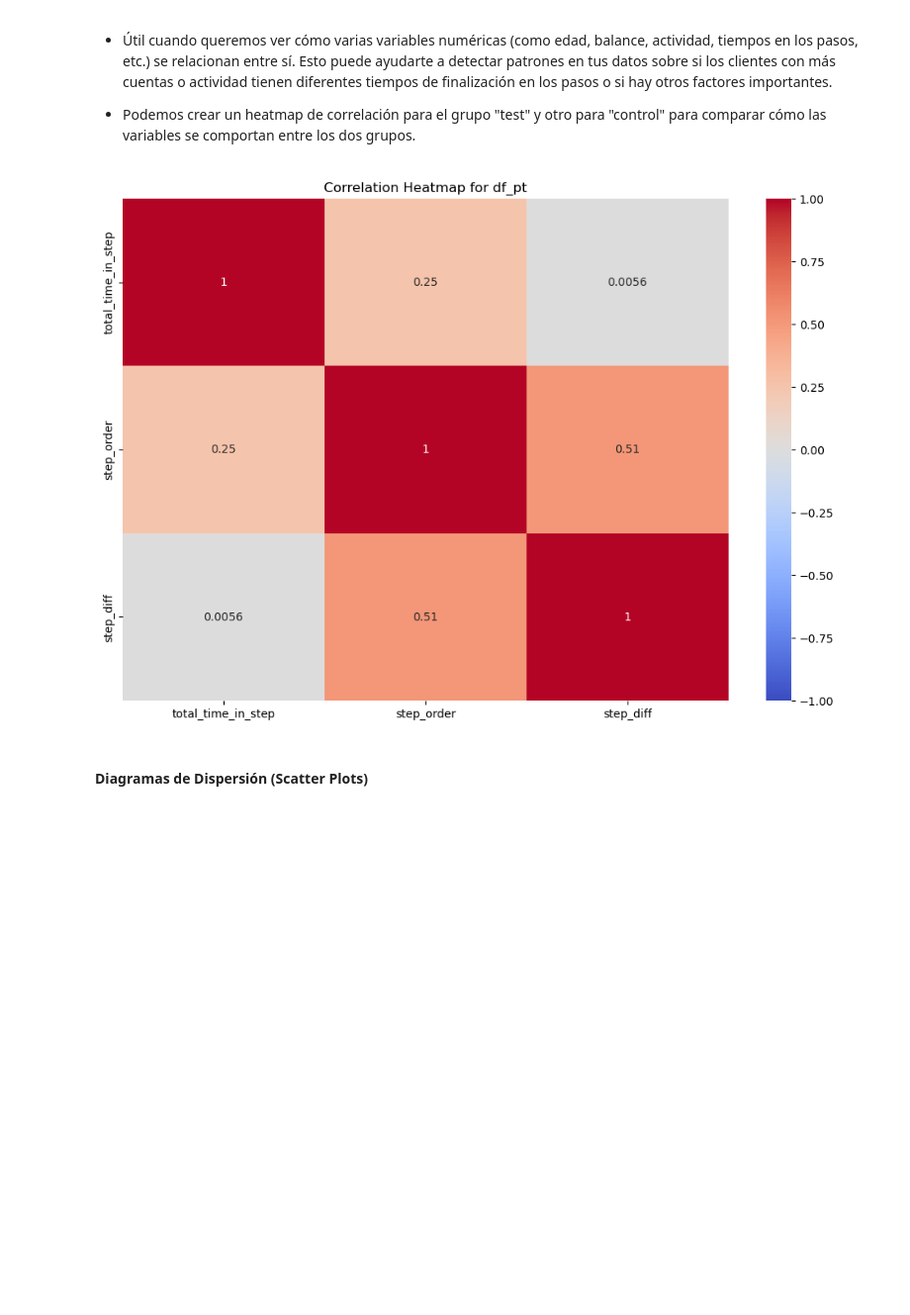
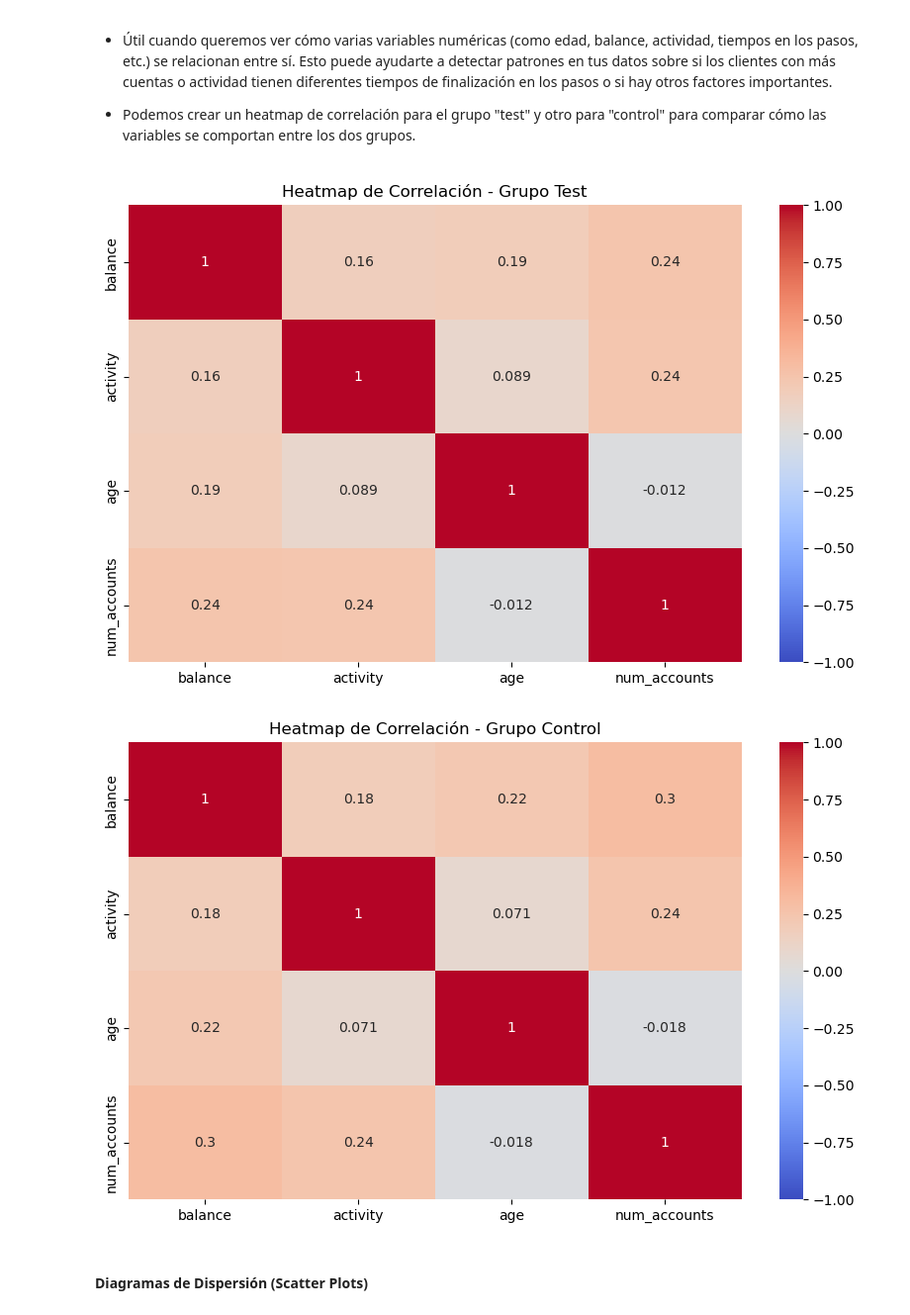
Before and after one commit to adrianlardies/vanguard-ab-test, a Jupyter notebook: main.ipynb, the cells around one changed output. Shown at 99% size. Cells and saved outputs as stored; diff of their text form; code cells hidden in the pictures; blank space fills up the shorter version.

```diff
--- a/main.ipynb
+++ b/main.ipynb
@@ -1570,19 +1578,31 @@ num_accounts  0.333328  0.243696 -0.024591      1.000000
 
 - Podemos crear un heatmap de correlación para el grupo "test" y otro para "control" para comparar cómo las variables se comportan entre los dos grupos.
 # %%
-# Heatmap de correlación de todas las variables numéricas en df_final
-plt.figure(figsize=(12,8))
-sns.heatmap(df_final.corr(), annot=True, cmap='coolwarm', vmin=-1, vmax=1)
-plt.title('Correlation Heatmap for df_final')
+# Seleccionamos las variables numéricas que queremos incluir en el heatmap
+variables_numericas = ['balance', 'activity', 'age', 'num_accounts']
+
+# Filtramos por los grupos de 'Test' y 'Control'
+df_test = df_final[df_final['variation'] == 'Test']
+df_control = df_final[df_final['variation'] == 'Control']
+
+# Calculamos la correlación de Pearson para 'Test' y 'Control'
+corr_test = df_test[variables_numericas].corr(method='pearson')
+corr_control = df_control[variables_numericas].corr(method='pearson')
+
+# Crear heatmap para el grupo 'Test'
+plt.figure(figsize=(10, 6))
+sns.heatmap(corr_test, annot=True, cmap='coolwarm', vmin=-1, vmax=1)
+plt.title('Heatmap de Correlación - Grupo Test')
 plt.show()
 
-# Si quieres hacer lo mismo para df_pt con los tiempos
-plt.figure(figsize=(12,8))
-sns.heatmap(df_pt[['total_time_in_step', 'step_order', 'step_diff']].corr(), annot=True, cmap='coolwarm', vmin=-1, vmax=1)
-plt.title('Correlation Heatmap for df_pt')
+# Crear heatmap para el grupo 'Control'
+plt.figure(figsize=(10, 6))
+sns.heatmap(corr_control, annot=True, cmap='coolwarm', vmin=-1, vmax=1)
+plt.title('Heatmap de Correlación - Grupo Control')
 plt.show()
 # %% [output]
-[figure, old version]
+[figure, new version]
+[figure, added]
 # %% [markdown]
 #### Diagramas de Dispersión (Scatter Plots)
 # %% [markdown]
```
Also changed, not shown: parts of 41 cells of this notebook.
